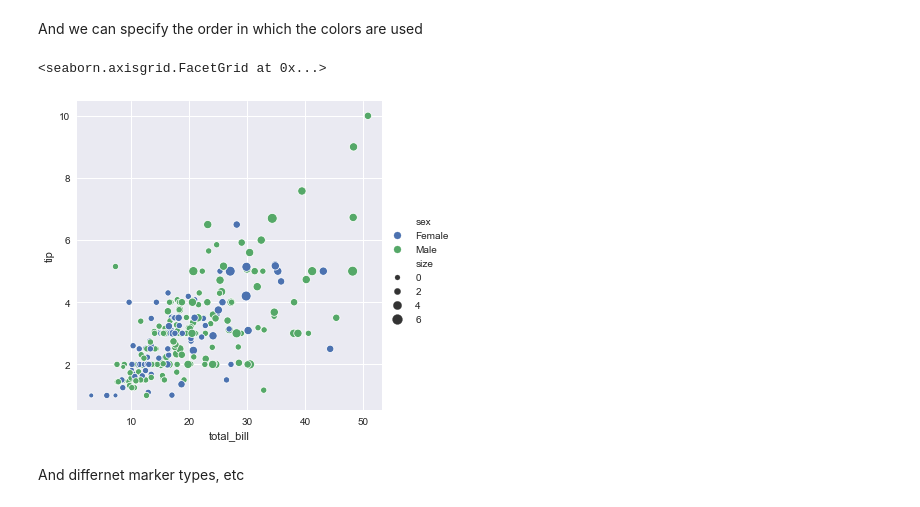
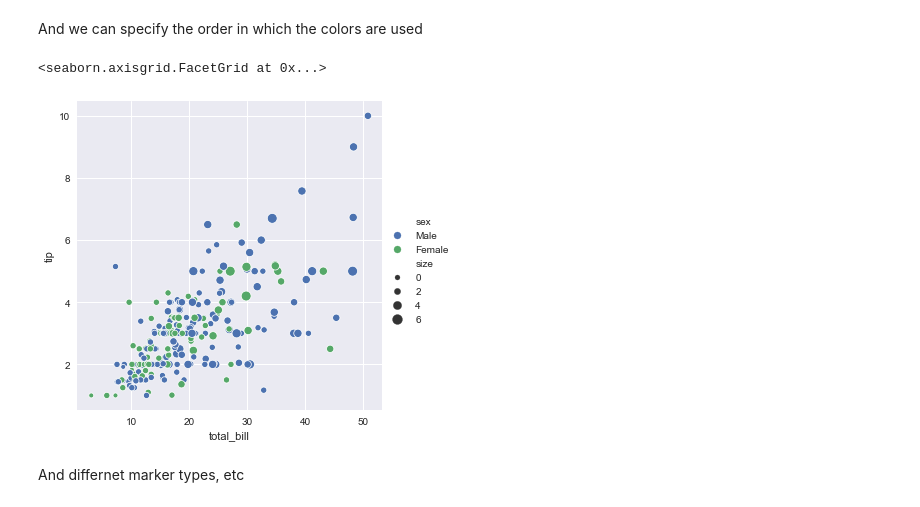
Before and after one commit to DataForScience/DataViz, a Jupyter notebook: 4. Seaborn.ipynb, the cells around one changed output. Cells and saved outputs as stored; diff of their text form; code cells hidden in the pictures.

```diff
--- a/4. Seaborn.ipynb
+++ b/4. Seaborn.ipynb
@@ -124,11 +125,11 @@ And we can specify the order in which the colors are used
 # %%
 sns.relplot(x="total_bill", y="tip", data=tips, kind="scatter",
             hue="sex", size="size",
-            hue_order=["Female", "Male"],
+            hue_order=["Male", "Female"],
             )
 # %% [output]
 <seaborn.axisgrid.FacetGrid at 0x...>
-[figure, old version]
+[figure, new version]
 # %% [markdown]
 And differnet marker types, etc
 # %%
```
Also changed, not shown: parts of 16 cells of this notebook, 5 other files.
